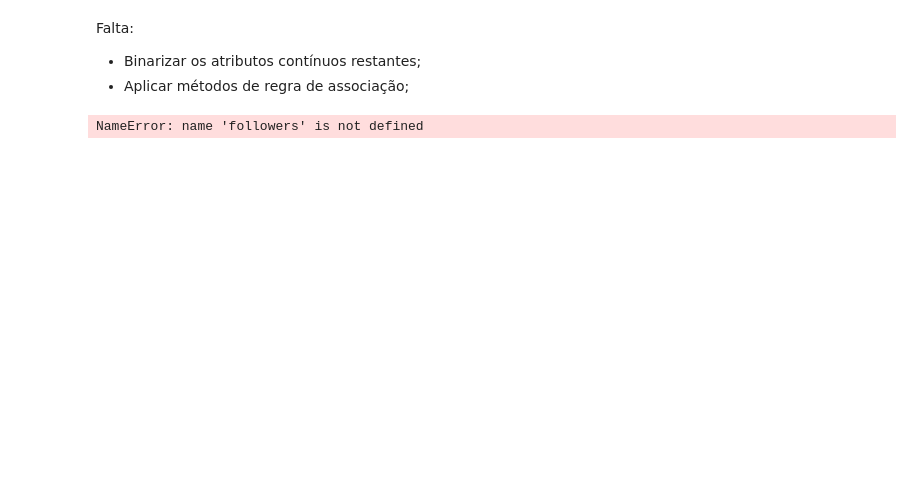
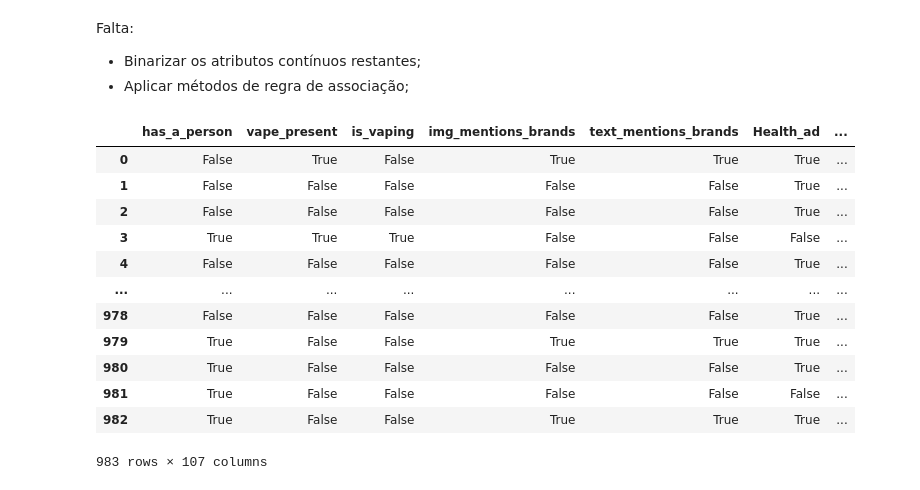
Before and after one commit to Patrick448/Data-Mining, a Jupyter notebook: 3-association-rules/association-rules.ipynb, the cells around one changed output. Cells and saved outputs as stored; diff of their text form; code cells hidden in the pictures; blank space fills up the shorter version.

```diff
--- a/3-association-rules/association-rules.ipynb
+++ b/3-association-rules/association-rules.ipynb
@@ -188,5 +190,21 @@ Falta:
 - Binarizar os atributos contínuos restantes;
 - Aplicar métodos de regra de associação;
 # %%
+for col in list_of_numeric_cols:
+    df[col] = df[col].apply(lambda x: True if x > 0 else False)
-# %% [output]
-NameError: name 'followers' is not defined
+# %%
+df
+# %% [output]
+|  | has_a_person | vape_present | is_vaping | img_mentions_brands | text_mentions_brands | Health_ad | ... |
+| 0 | False | True | False | True | True | True | ... |
+| 1 | False | False | False | False | False | True | ... |
+| 2 | False | False | False | False | False | True | ... |
+| 3 | True | True | True | False | False | False | ... |
+| 4 | False | False | False | False | False | True | ... |
+| ... | ... | ... | ... | ... | ... | ... | ... |
+| 978 | False | False | False | False | False | True | ... |
+| 979 | True | False | False | True | True | True | ... |
+| 980 | True | False | False | False | False | True | ... |
+| 981 | True | False | False | False | False | False | ... |
+| 982 | True | False | False | True | True | True | ... |
+983 rows × 107 columns
```
Also changed, not shown: parts of 5 cells of this notebook.
